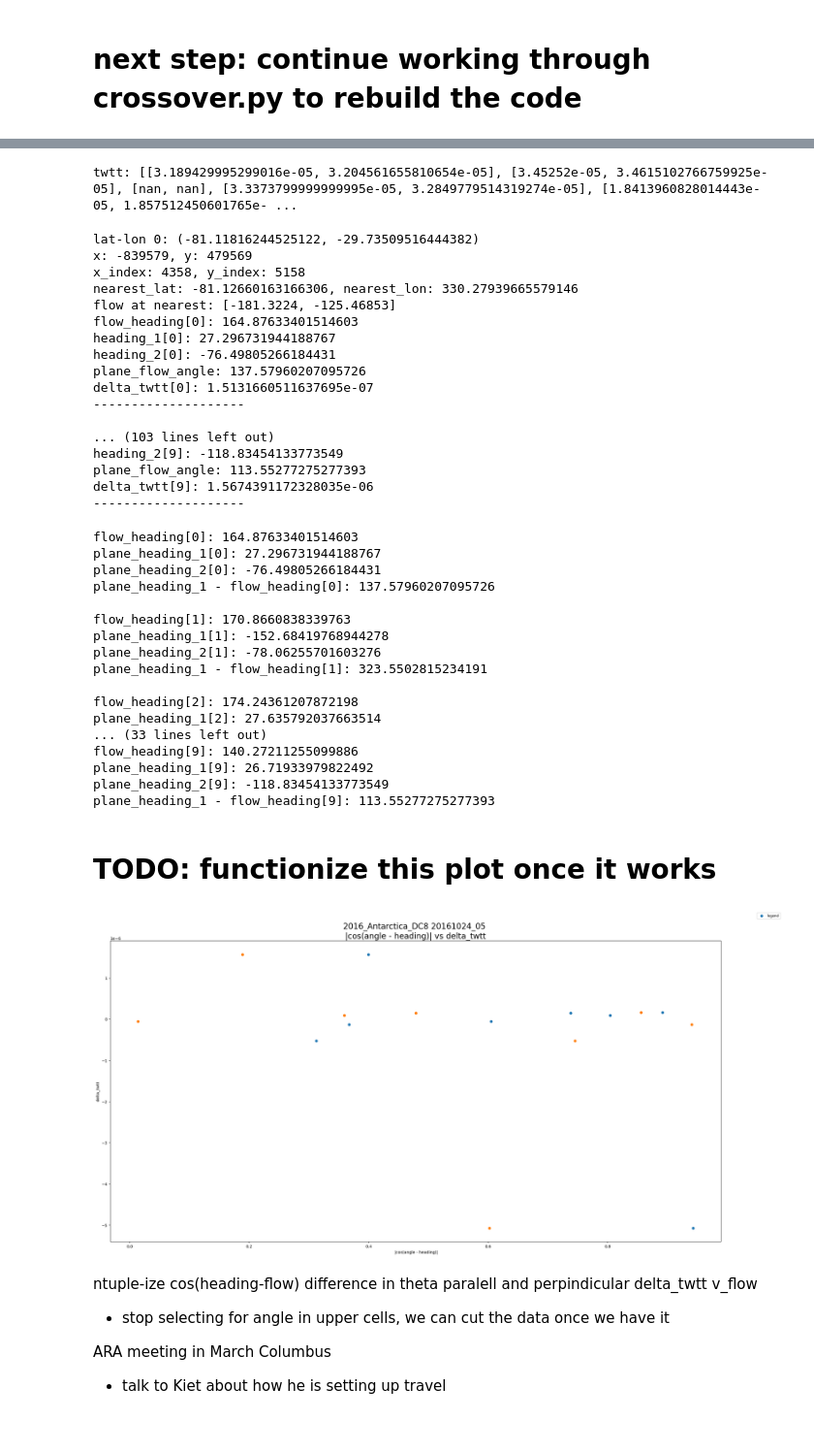
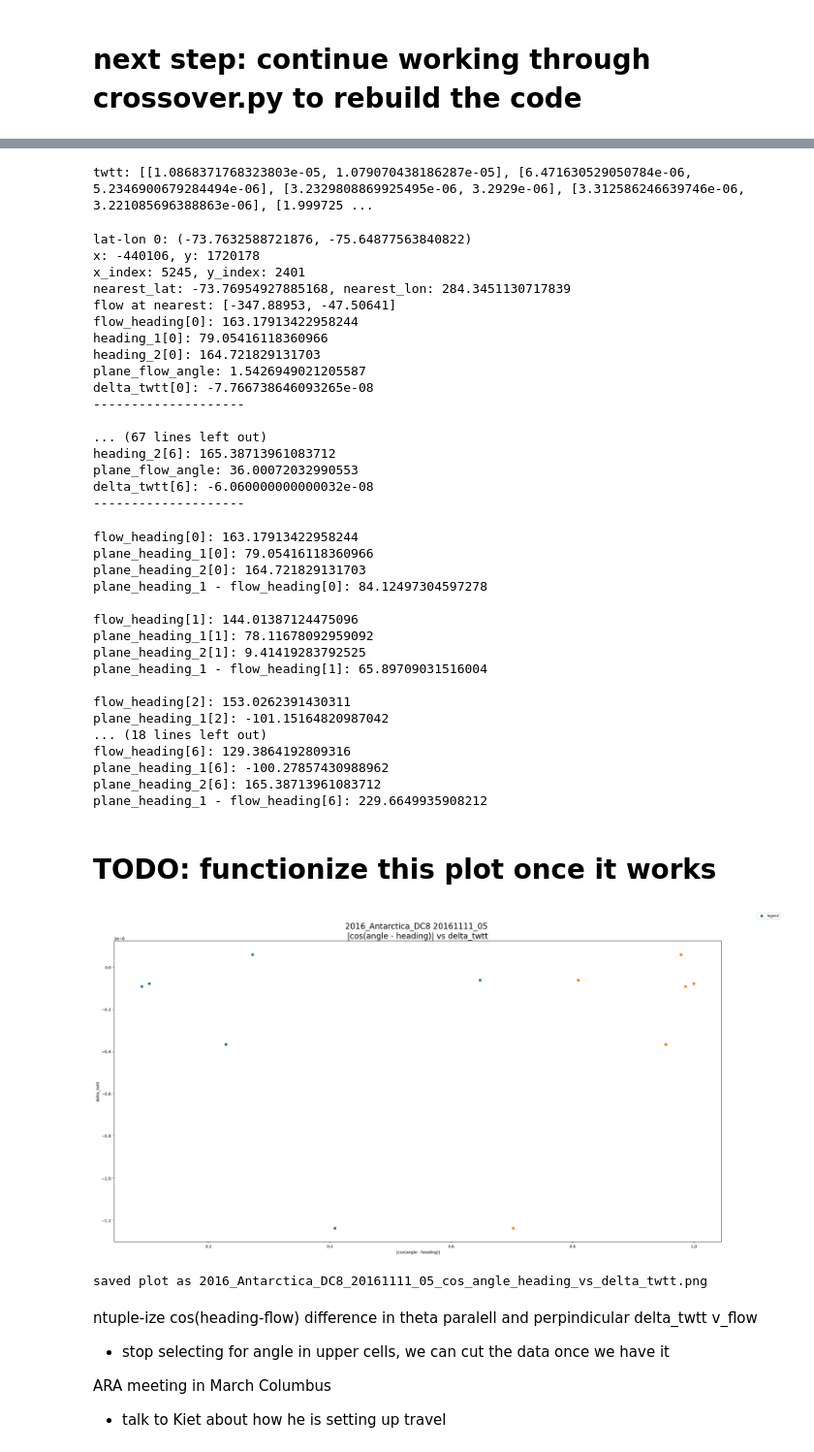
Before and after one commit to richardmoser/cresis_project, a Jupyter notebook: doit.ipynb, the cells around one changed output, grey strips where cells are left out. Shown at 97% size. Saved outputs shown, nothing was run; the diff lists cells and outputs as text; code cells hidden in the pictures.

```diff
--- a/doit.ipynb
+++ b/doit.ipynb
@@ -26,6 +26,7 @@ flight = "20181030_01"  # the flight date and frame number
 flight = "20181103_01"
 # flight = "20181112_02"  # the problem flight
 flight = "20161024_05"
+flight = "20161111_05"
 # flight = '20141026_06'
 file_name = "layer_export_" + flight + ".pickle"
 testing = False
@@ -326,7 +324,7 @@ plotted map
 twtt = twtt_at_point(layers[1], layers[0], intersection_indices, quiet=True)
 print(f"twtt: {twtt}")
 # %% [output]
-twtt: [[3.189429995299016e-05, 3.204561655810654e-05], [3.45252e-05, 3.4615102766759925e-05], [nan, nan], [3.3373799999999995e-05, 3.2849779514319274e-05], [1.8413960828014443e-05, 1.857512450601765e- ...
+twtt: [[1.0868371768323803e-05, 1.079070438186287e-05], [6.471630529050784e-06, 5.2346900679284494e-06], [3.2329808869925495e-06, 3.2929e-06], [3.312586246639746e-06, 3.221085696388863e-06], [1.999725 ...
 # %%
 # repeat the above for every crossover point
 flow_xy = [] # the flow vector in xy
@@ -404,22 +402,22 @@ while i < length: # remove any nan valued points from the lists
 
 # TODO: why is delta_twtt for index 9 negative?
 # %% [output]
-lat-lon 0: (-81.11816244525122, -29.73509516444382)
-x: -839579, y: 479569
-x_index: 4358, y_index: 5158
-nearest_lat: -81.12660163166306, nearest_lon: 330.27939665579146
-flow at nearest: [-181.3224, -125.46853]
-flow_heading[0]: 164.87633401514603
-heading_1[0]: 27.296731944188767
-heading_2[0]: -76.49805266184431
-plane_flow_angle: 137.57960207095726
-delta_twtt[0]: 1.5131660511637695e-07
+lat-lon 0: (-73.7632588721876, -75.64877563840822)
+x: -440106, y: 1720178
+x_index: 5245, y_index: 2401
+nearest_lat: -73.76954927885168, nearest_lon: 284.3451130717839
+flow at nearest: [-347.88953, -47.50641]
+flow_heading[0]: 163.17913422958244
+heading_1[0]: 79.05416118360966
+heading_2[0]: 164.721829131703
+plane_flow_angle: 1.5426949021205587
+delta_twtt[0]: -7.766738646093265e-08
 --------------------
 
-... (103 lines left out)
-heading_2[9]: -118.83454133773549
-plane_flow_angle: 113.55277275277393
-delta_twtt[9]: 1.5674391172328035e-06
+... (67 lines left out)
+heading_2[6]: 165.38713961083712
+plane_flow_angle: 36.00072032990553
+delta_twtt[6]: -6.060000000000032e-08
 --------------------
 # %%
 for i in range(len(flow_heading)):
@@ -428,23 +426,23 @@ for i in range(len(flow_heading)):
     print(f"plane_heading_2[{i}]: {plane_heading_2[i]}")
     print(f"plane_heading_1 - flow_heading[{i}]: {abs(plane_heading_1[i] - flow_heading[i])}\n")
 # %% [output]
-flow_heading[0]: 164.87633401514603
-plane_heading_1[0]: 27.296731944188767
-plane_heading_2[0]: -76.49805266184431
-plane_heading_1 - flow_heading[0]: 137.57960207095726
+flow_heading[0]: 163.17913422958244
+plane_heading_1[0]: 79.05416118360966
+plane_heading_2[0]: 164.721829131703
+plane_heading_1 - flow_heading[0]: 84.12497304597278
 
-flow_heading[1]: 170.8660838339763
-plane_heading_1[1]: -152.68419768944278
-plane_heading_2[1]: -78.06255701603276
-plane_heading_1 - flow_heading[1]: 323.5502815234191
+flow_heading[1]: 144.01387124475096
+plane_heading_1[1]: 78.11678092959092
+plane_heading_2[1]: 9.41419283792525
+plane_heading_1 - flow_heading[1]: 65.89709031516004
 
-flow_heading[2]: 174.24361207872198
-plane_heading_1[2]: 27.635792037663514
-... (33 lines left out)
-flow_heading[9]: 140.27211255099886
-plane_heading_1[9]: 26.71933979822492
-plane_heading_2[9]: -118.83454133773549
-plane_heading_1 - flow_heading[9]: 113.55277275277393
+flow_heading[2]: 153.0262391430311
+plane_heading_1[2]: -101.15164820987042
+... (18 lines left out)
+flow_heading[6]: 129.3864192809316
+plane_heading_1[6]: -100.27857430988962
+plane_heading_2[6]: 165.38713961083712
+plane_heading_1 - flow_heading[6]: 229.6649935908212
 # %% [markdown]
 # TODO: functionize this plot once it works
 # %%
@@ -453,38 +451,41 @@ plane_heading_1 - flow_heading[9]: 113.55277275277393
     # Dave expects the delta_twtt to be ~0.1 sec
 # plot delta_twtt vs |cos(angle - heading) - sin(angle - heading)| * |magnitude|  for each crossover point
 plt.figure(figsize=(24, 12), layout='constrained')
 # plt.scatter(np.abs(np.cos(np.radians(np.array(angle) - np.array(heading_1)))) * np.abs(np.array(magnitude)), delta_twtt, label='segment 1')
 # plt.scatter(np.abs(np.cos(np.radians(np.array(angle) - np.array(heading_2)))) * np.abs(np.array(magnitude)), delta_twtt, label='segment 2')
 
 # plt.scatter(np.abs(np.cos(np.radians(np.array(angle) - np.array(plane_heading_1)))), delta_twtt, label='segment 1')  # angle - heading
 # plt.scatter(np.abs(np.cos(np.radians(np.array(angle) - np.array(plane_heading_2)))), delta_twtt, label='segment 2')
 
 plt.scatter(np.abs(np.cos(np.radians(np.array(flow_heading) - np.array(plane_heading_1)))), delta_twtt, label='segment 1')  # flow angle - heading
 plt.scatter(np.abs(np.cos(np.radians(np.array(flow_heading) - np.array(plane_heading_2)))), delta_twtt, label='segment 2')
 
 # plt.xlabel(" |cos(angle - heading)| * |velocity|")
 plt.xlabel(" |cos(angle - heading)|")
 plt.ylabel("delta_twtt")
 # plt.title(" |cos(angle - heading)| vs delta_twtt")
 plt.title(f"{season} {flight} \n|cos(angle - heading)| vs delta_twtt", fontsize=20)
 
 plt.legend(["legend"], fontsize='smaller', loc='upper right', bbox_to_anchor=(1.1, 1.1))
 # scale axes to be logarithmic
 # plt.xscale('log')
-# plt.yscale('log')
+plt.yscale('log')
 
 
 # save the plot as a png file with a high dpi named after the season and flight
-plt.savefig(f"{season}_{flight}_cos_angle_heading_vs_delta_twtt_linear.png", dpi=300)
+plt.savefig(f"{season}_{flight}_cos_angle_heading_vs_delta_twtt_logy.png", dpi=300)
 
 # plt.show()
 
-# plt.yscale('log')
+plt.yscale('linear')
 # save the plot as a png file with a high dpi named after the season and flight
-plt.savefig(f"{season}_{flight}_cos_angle_heading_vs_delta_twtt_logy.png", dpi=300)
+plt.savefig(f"{season}_{flight}_cos_angle_heading_vs_delta_twtt_lineary.png", dpi=300)
 plt.show()
+
+print(f"saved plot as {season}_{flight}_cos_angle_heading_vs_delta_twtt.png")
 # %% [output]
-[figure, old version]
+[figure, new version]
+saved plot as 2016_Antarctica_DC8_20161111_05_cos_angle_heading_vs_delta_twtt.png
 # %%
 # x_data = np.abs(np.cos(np.radians(np.array(angle) - np.array(heading_1))))
 # y_data = delta_twtt
```
Also changed, not shown: parts of 8 cells of this notebook, 3 other files.
